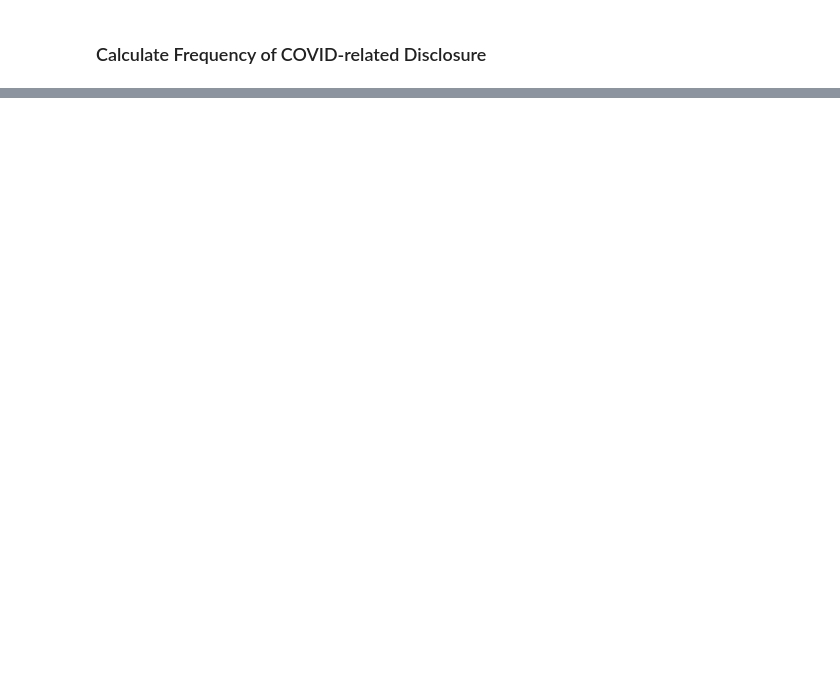
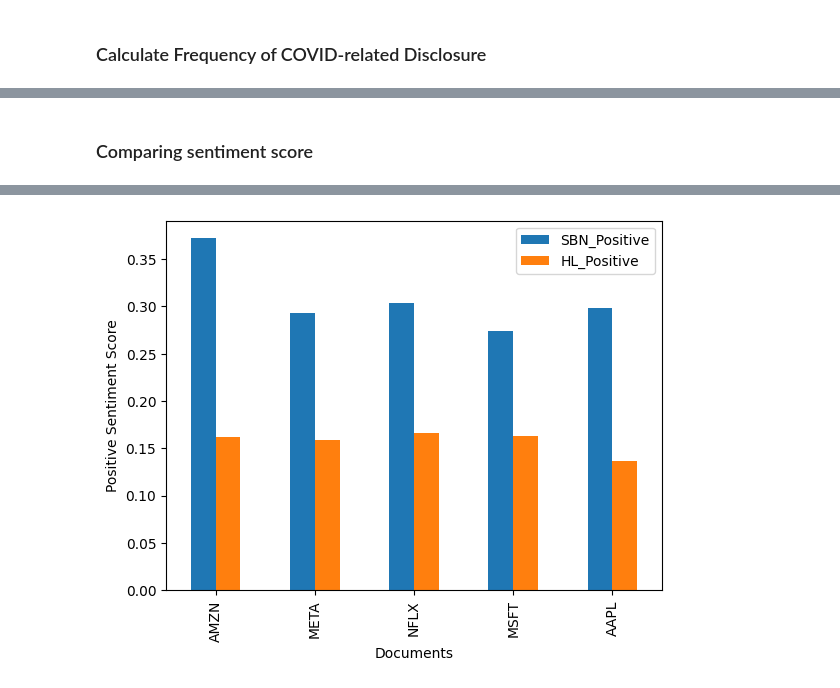
Before and after one commit to lakshyaag/INSY-669-Group-Project, a Jupyter notebook: sentiment_analysis.ipynb, the cells around one changed output, grey strips where cells are left out. Saved outputs shown, nothing was run; the diff lists cells and outputs as text; code cells hidden in the pictures; blank space fills up the shorter version.

```diff
--- a/sentiment_analysis.ipynb
+++ b/sentiment_analysis.ipynb
@@ -104,3 +113,5 @@ def preprocessing_text(text):
+# %%
+result = pd.DataFrame({'Documents': list(docs.keys())})
 # %% [markdown]
 ### Loughran and McDonald Financial Sentiment Dictionaries
 # %%
@@ -412,0 +490,7 @@ Contextual positive frequency for AAPL
+# %% [markdown]
+### Comparing sentiment score
+# %%
+ax = result.plot(x='Documents', y=['SBN_Positive', 'HL_Positive'], kind='bar')
+ax.set_ylabel('Positive Sentiment Score')
+plt.show()
+# %% [output]
@@ -412,0 +498 @@ Contextual positive frequency for AAPL
+[figure, added]
```
Also changed, not shown: parts of 15 cells of this notebook, 1 other file.
